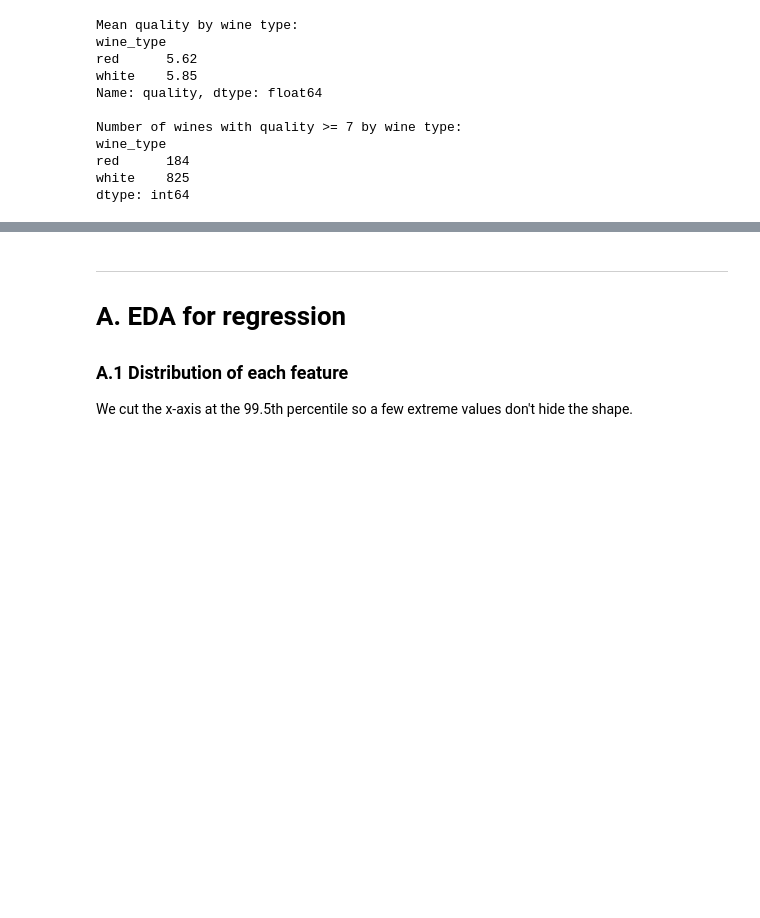
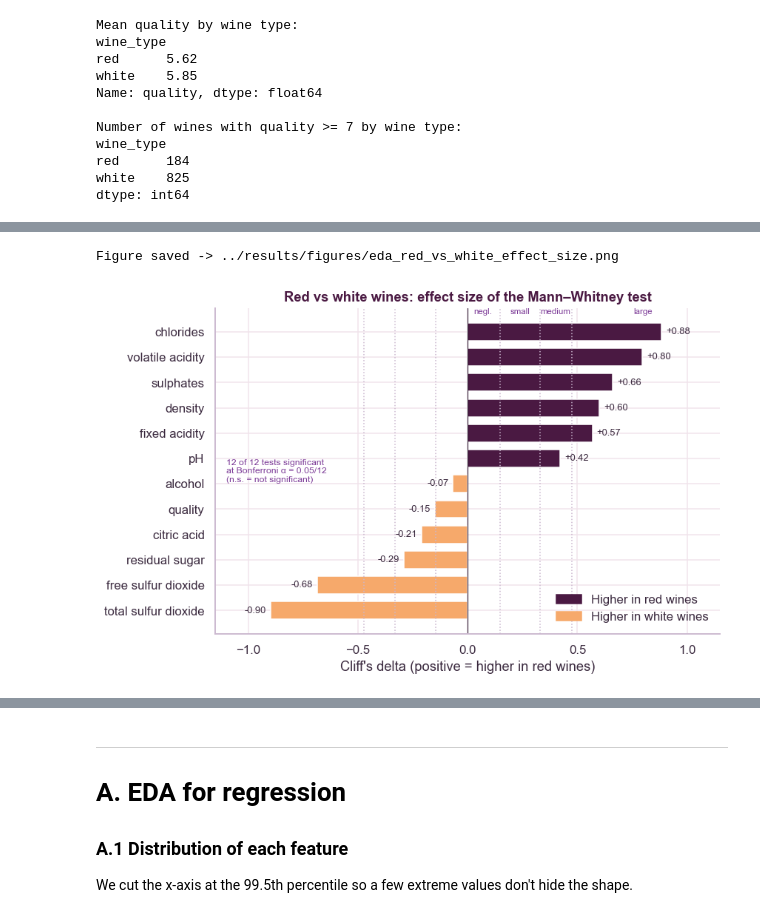
Before and after one commit to sandragc8/Wine_quality_machine_learning_report, a Jupyter notebook: notebooks/02_exploratory_data_analysis.ipynb, the cells around one changed output, grey strips where cells are left out. Drawn from its saved outputs; the diff is of its cells as text; code cells hidden in the pictures; blank space fills up the shorter version.

```diff
--- a/notebooks/02_exploratory_data_analysis.ipynb
+++ b/notebooks/02_exploratory_data_analysis.ipynb
@@ -76,0 +146,29 @@ dtype: int64
+# %%
+order = rw["Cliff delta"].sort_values().index
+fig, ax = plt.subplots(figsize=(8, 5.2))
+for x in [0.147, 0.33, 0.474]:
+    for s in (-1, 1):
+        ax.axvline(s * x, color="#CBB8CF", ls=":", lw=1)
+for i, col in enumerate(order):
+    d = rw.loc[col, "Cliff delta"]
+    ax.barh(i, d, color=TYPE_COLORS["red"] if d > 0 else TYPE_COLORS["white"], edgecolor="white", height=0.7)
+    label = f"{d:+.2f}" + ("" if rw.loc[col, "significant"] else "  (n.s.)")
+    ax.text(d + (0.02 if d >= 0 else -0.02), i, label, va="center", ha="left" if d >= 0 else "right",
+            fontsize=8.5)
+ax.set_yticks(range(len(order)), order)
+ax.axvline(0, color=INK, lw=0.8)
+ax.set_xlim(-1.15, 1.15)
+ax.set_xlabel("Cliff's delta (positive = higher in red wines)")
+ax.set_title("Red vs white wines: effect size of the Mann–Whitney test")
+for x, name in [(0.07, "negl."), (0.24, "small"), (0.40, "medium"), (0.8, "large")]:
+    ax.text(x, len(order) - 0.3, name, ha="center", fontsize=7.5, color=PURPLE)
+n_sig = int(rw["significant"].sum())
+ax.text(-1.1, 5.5, f"{n_sig} of {len(rw)} tests significant\nat Bonferroni α = 0.05/{len(rw)}\n(n.s. = not significant)",
+        fontsize=8, color=PURPLE, va="center")
+handles = [plt.Rectangle((0, 0), 1, 1, color=TYPE_COLORS[t]) for t in ["red", "white"]]
+ax.legend(handles, ["Higher in red wines", "Higher in white wines"], loc="lower right")
+save(fig, "eda_red_vs_white_effect_size.png")
+plt.show()
+# %% [output]
+Figure saved -> ../results/figures/eda_red_vs_white_effect_size.png
+[figure, added]
```
Also changed, not shown: parts of 10 cells of this notebook, 24 other files.
